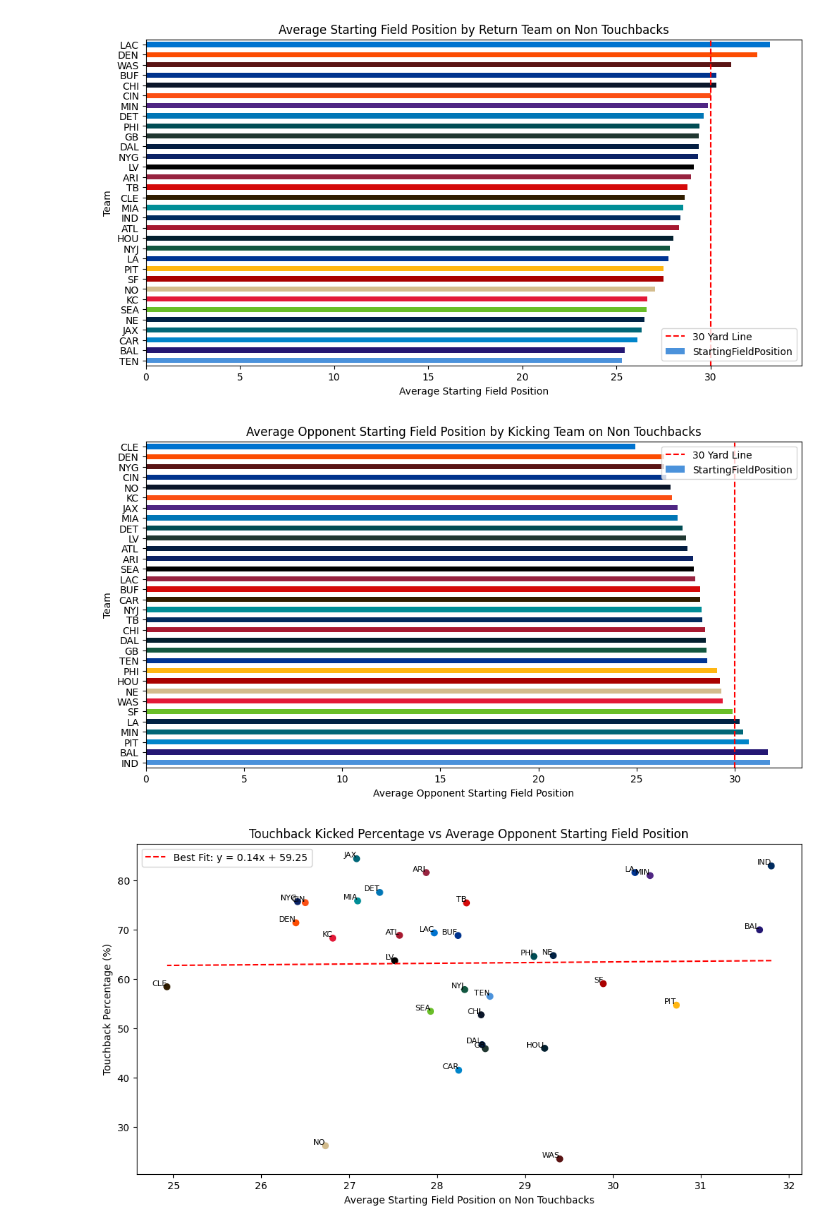
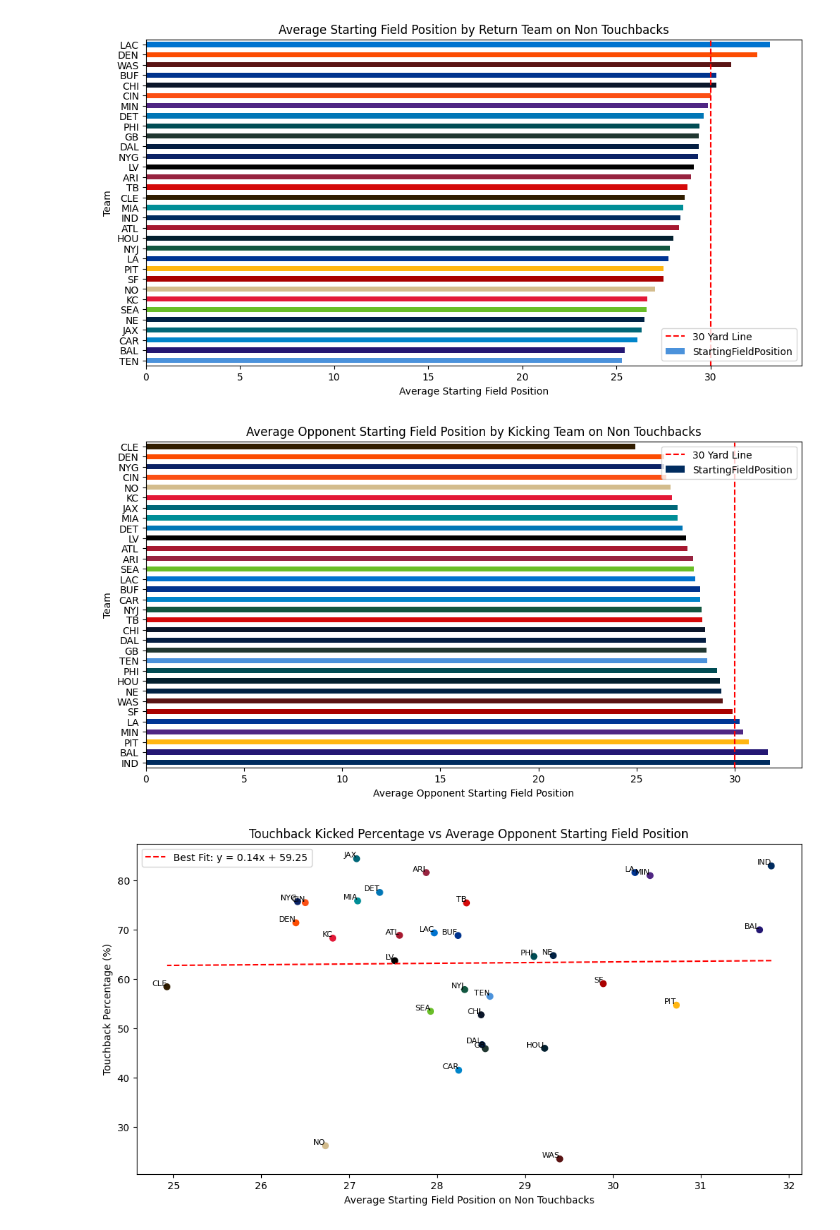
Before and after one commit to AldenBlackman/New-NFL-Kickoff-Data-Analysis, a Jupyter notebook: notebooks/01_kickoff_analysis.ipynb, the cells around one changed output. Drawn from its saved outputs; the diff is of its cells as text; code cells hidden in the pictures.

Commit message:
changing colors on one bar chart

```diff
--- a/notebooks/01_kickoff_analysis.ipynb
+++ b/notebooks/01_kickoff_analysis.ipynb
@@ -373,33 +373,40 @@ save_fig("return_team_average_starting_field_position_non_touchbacks")
 # %% [output]
 [figure]
 # %%
-#now for which teams were the best at defending kickoff returns
+# now for which teams were the best at defending kickoff returns
 # Create a pivot table to calculate average starting field position by team on non touchback kickoffs
 # Filter out touchbacks
 non_touchbacks = total_kickoffs.loc[total_kickoffs["TOUCHBACK"] == False]
+
 # Calculate average starting field position by team
 kicking_team_pivot = non_touchbacks.pivot_table(
     index='DefenseTeam',
     values='StartingFieldPosition',
-    aggfunc= 'mean'
+    aggfunc='mean'
 ).sort_values(by='StartingFieldPosition', ascending=False)
-# Use the color mapping for the bars
-colors = [nfl_colors[team] for team in x_return_team_pivot.index]
+
+# Use the color mapping for the bars (use kicking_team_pivot index, not x_return_team_pivot)
+colors = [nfl_colors[team] for team in kicking_team_pivot.index]
+
 # Convert the pivot table to a Series (assuming the column is named 'StartingFieldPosition')
 kicking_series = kicking_team_pivot['StartingFieldPosition']
-# Plot the Series so that the colors list is applied to each bar individually
+
+# Plot using explicit Axes so the red line/legend don't interfere with bar colors
+fig, ax = plt.subplots(figsize=(12, 6))
 kicking_series.plot.barh(
+    ax=ax,
     title='Average Opponent Starting Field Position by Kicking Team on Non Touchbacks',
     ylabel='Team',
     xlabel='Average Opponent Starting Field Position',
-    figsize=(12, 6),
-    color=colors  # Now each bar gets its own color from the list
+    color=colors
 )
-plt.axvline(x=30, color='red', linestyle='--', label='30 Yard Line')
-plt.legend()
+
+ax.axvline(x=30, color='red', linestyle='--', label='30 Yard Line')
+ax.legend()
 save_fig("kicking_team_average_opponent_starting_field_position_non_touchbacks")
+plt.show()
 # %% [output]
-[figure, old version]
+[figure, new version]
 # %%
 #scatter plot of touchback percentage by average starting field position
 #first join touchback series and return series
```
Also changed, not shown: 1 other file.
